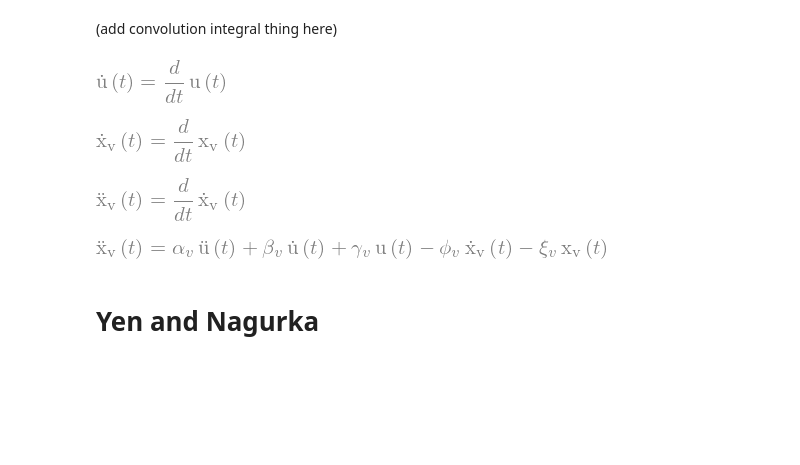
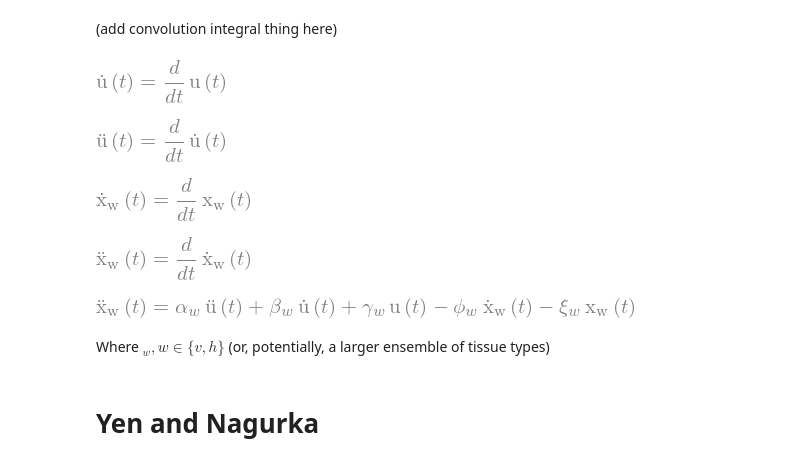
Before and after one commit to 0xDBFB7/transmembrane_potential, a Jupyter notebook: transmembrane_math.ipynb, the cells around one changed output. Drawn from its saved outputs; the diff is of its cells as text; code cells hidden in the pictures; blank space fills up the shorter version.

```diff
--- a/transmembrane_math.ipynb
+++ b/transmembrane_math.ipynb
@@ -158,28 +184,35 @@ docs: "In all simulation modes (IMODE=1,4,7), the number of equations must equal
 # %% [markdown]
 (add convolution integral thing here)
 # %%
-x0_v = Function("{x}_v", )
-x1_v = Function("{\dot{x}_v}")
-x2_v = Function("{\ddot{x}_v}")
+x0_w = Function("{x}_w", )
+x1_w = Function("{\dot{x}_w}")
+x2_w = Function("{\ddot{x}_w}")
 u0 = Function("{u}")
 u1 = Function("{\dot{u}}")
 u2 = Function("{\ddot{u}}")
 
-alpha_v, beta_v, gamma_v, phi_v, xi_v = symbols("alpha_v, beta_v, gamma_v, phi_v, xi_v")
+# here _w is being used as a placeholder for the eventual v and h.
+
+alpha_w, beta_w, gamma_w, phi_w, xi_w = symbols("alpha_w, beta_w, gamma_w, phi_w, xi_w")
 
 display(Eq(u1(t),diff(u0(t),t)))
+display(Eq(u2(t),diff(u1(t),t)))
 
-display(Eq(x1_v(t),diff(x0_v(t),t)))
-display(Eq(x2_v(t),diff(x1_v(t),t)))
-virus_ODE_d2 = Eq(x2_v(t), (alpha_v*u2(t) + beta_v*u1(t) + gamma_v*u0(t) - phi_v*x1_v(t) - xi_v*x0_v(t)))
+
+display(Eq(x1_w(t),diff(x0_w(t),t)))
+display(Eq(x2_w(t),diff(x1_w(t),t)))
+
+main_ODE = Eq(x2_w(t), (alpha_w*u2(t) + beta_w*u1(t) + gamma_w*u0(t) - phi_w*x1_w(t) - xi_w*x0_w(t)))
+
 display(virus_ODE_d2)
-
-g
 # %% [output]
 [figure]
-[figure, old version]
+[figure, new version]
-[figure, old version]
+[figure, new version]
-[figure, old version]
+[figure, new version]
+[figure, added]
+# %% [markdown]
+Where $ _w, w \in \{ v, h \} $ (or, potentially, a larger ensemble of tissue types)
 # %% [markdown]
 # Yen and Nagurka
 # %%
```
Also changed, not shown: parts of 18 cells of this notebook, 1 other file.
